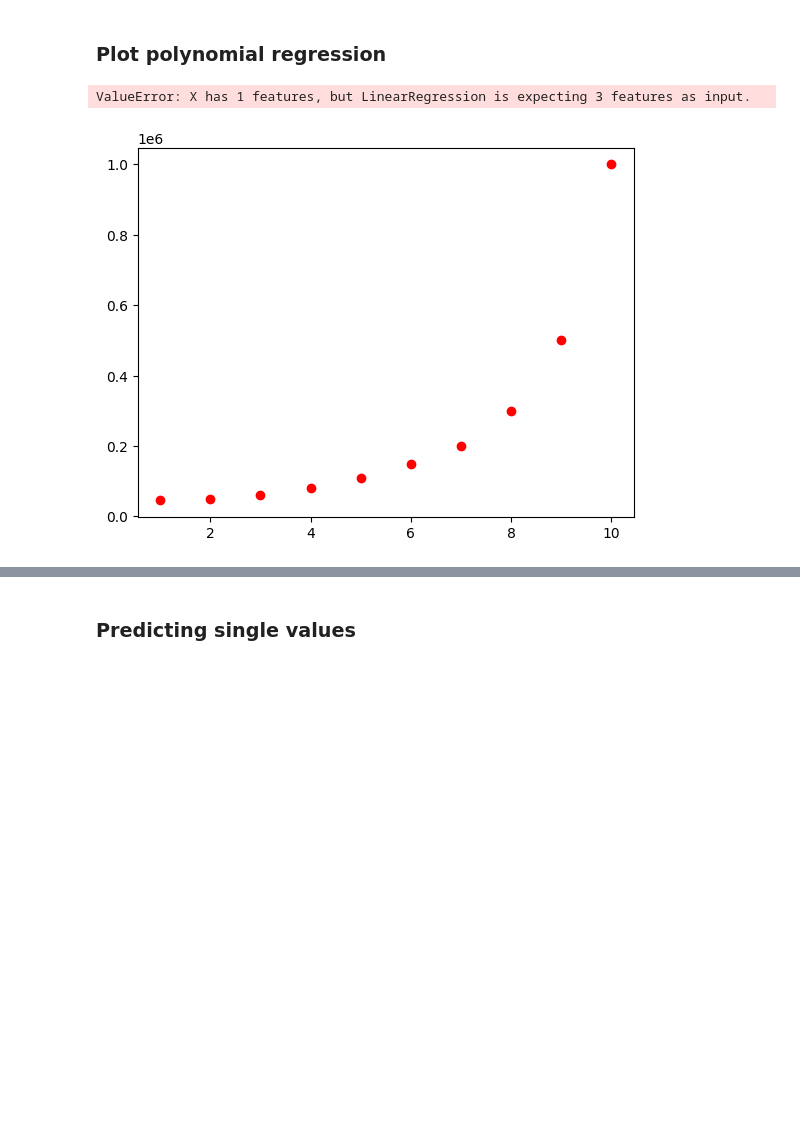
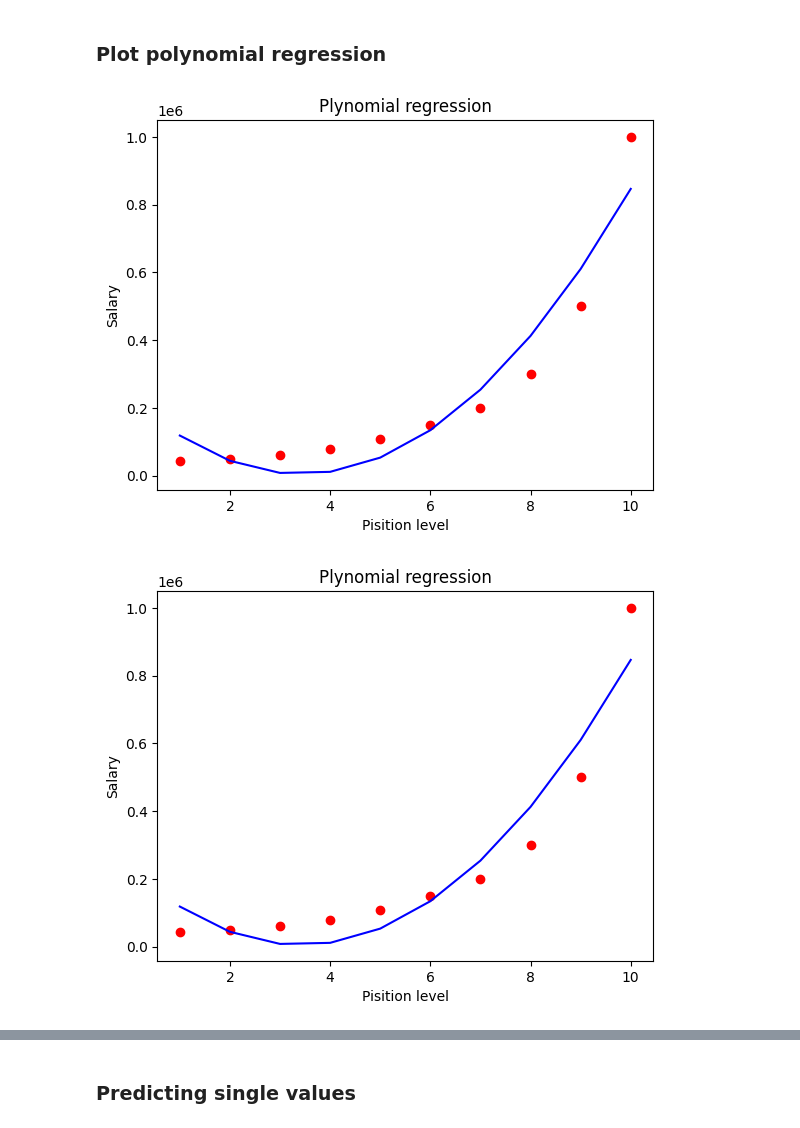
Before and after one commit to damianstone/ML-algorithms, a Jupyter notebook: 2-regression/polynomial-regression/polynomial_regression.ipynb, the cells around one changed output, grey strips where cells are left out. Drawn from its saved outputs; the diff is of its cells as text; code cells hidden in the pictures; blank space fills up the shorter version.

Commit message:
polynomial regression

```diff
--- a/2-regression/polynomial-regression/polynomial_regression.ipynb
+++ b/2-regression/polynomial-regression/polynomial_regression.ipynb
@@ -54,11 +63,11 @@ plt.show()
 ### Plot polynomial regression
 # %%
 plt.scatter(x, y, color="red")
-plt.plot(x, regression_model_2.predict(x), color="blue")
+plt.plot(x, regression_model_2.predict(x_poly), color="blue")
 plt.title("Plynomial regression")
 plt.xlabel("Pisition level")
 plt.ylabel("Salary")
 plt.show()
 # %% [output]
-ValueError: X has 1 features, but LinearRegression is expecting 3 features as input.
-[figure, old version]
+[figure, new version]
+[figure, added]
```
Also changed, not shown: parts of 5 cells of this notebook.
